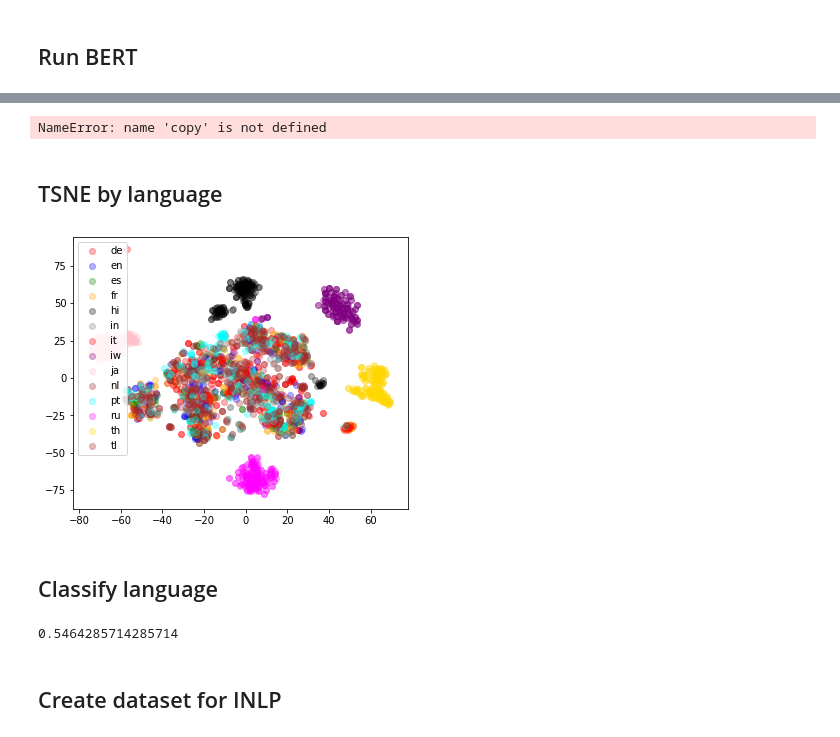
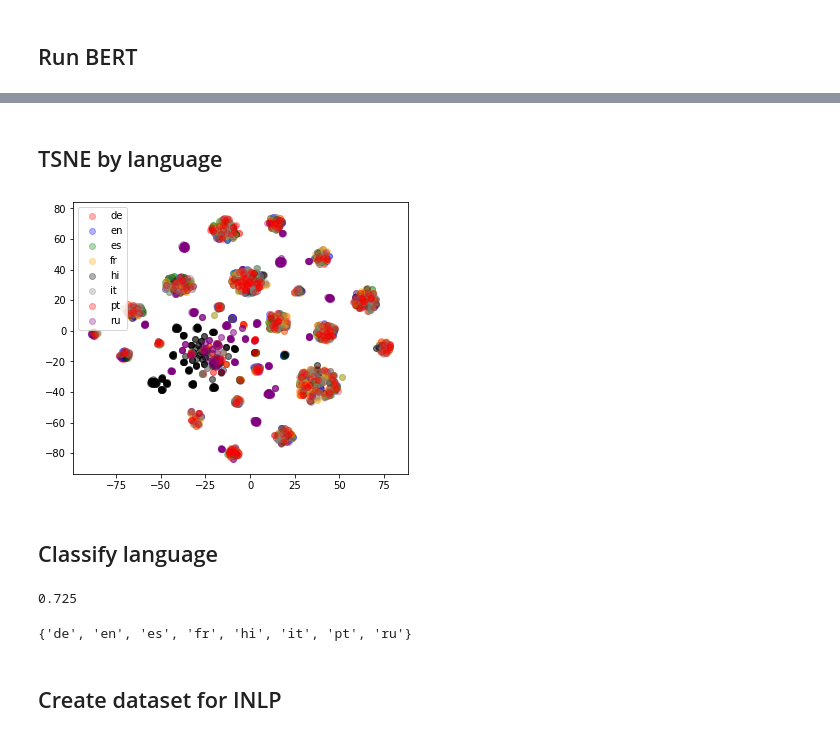
Before and after one commit to Shaul1321/multilingual-inlp, a Jupyter notebook: inlp-mbert-experiment.ipynb, the cells around one changed output, grey strips where cells are left out. Cells and saved outputs as stored; diff of their text form; code cells hidden in the pictures.

```diff
--- a/inlp-mbert-experiment.ipynb
+++ b/inlp-mbert-experiment.ipynb
@@ -38,10 +35,10 @@ for line in tqdm_notebook(lines[:]):
 Please use `tqdm.notebook.tqdm` instead of `tqdm.tqdm_notebook`
 # %%
 data = []
-n = 100
+n = 1250
 
-langs = ["en", "iw", "es", "pt", "it", "fr", "in", "hi", "de", "ru", "nl", "ja", "th", "tl"]
-
+langs = ["en", "ar", "es", "pt", "it", "fr", "in", "hi", "de", "ru", "nl", "ja", "th", "tl"]
+langs = ["en", "es", "it", "pt", "ru", "hi", "de", "fr"]
 for lang in langs:
     lang_tweets = [d for d in all_tweets if d["lang"] == lang]
     print(lang, len(lang_tweets))
@@ -181,4 +190,2 @@ bert = BertEncoder(device = "cpu")
 # %%
-data_with_states = collect_bert_states(bert, copy.deepcopy(data), layers = [1], strategy = "cls")
+data_with_states = collect_bert_states(bert, copy.deepcopy(data), layers = [1], strategy = "rand-word")
-# %% [output]
-NameError: name 'copy' is not defined
@@ -208,10 +221,10 @@ def tsne(vecs, labels, title="", ind2label = None, words = None, metric = "l2",
 # %%
 random.shuffle(data_with_states)
 vecs = np.array([d["vec"] for d in data_with_states][:])
 labels_lang = np.array([d["lang"] for d in data_with_states][:])
-tsne(vecs, labels_lang)
+tsne(vecs[:3000], labels_lang[:3000])
 # %% [output]
-[figure, old version]
+[figure, new version]
 # %% [markdown]
 ## Classify language
 # %%
@@ -222,7 +235,12 @@ model = SGDClassifier(max_iter = 1000, alpha = 0.1)
 model.fit(x_train_cls, y_train_cls)
 print(model.score(x_dev_cls, y_dev_cls))
 # %% [output]
-0.5464285714285714
+0.725
+# %%
+lgs = [d["lang"] for d in data_with_states]
+set(lgs)
+# %% [output]
+{'de', 'en', 'es', 'fr', 'hi', 'it', 'pt', 'ru'}
 # %% [markdown]
 ## Create dataset for INLP
 # %%
```
Also changed, not shown: parts of 11 cells of this notebook.
